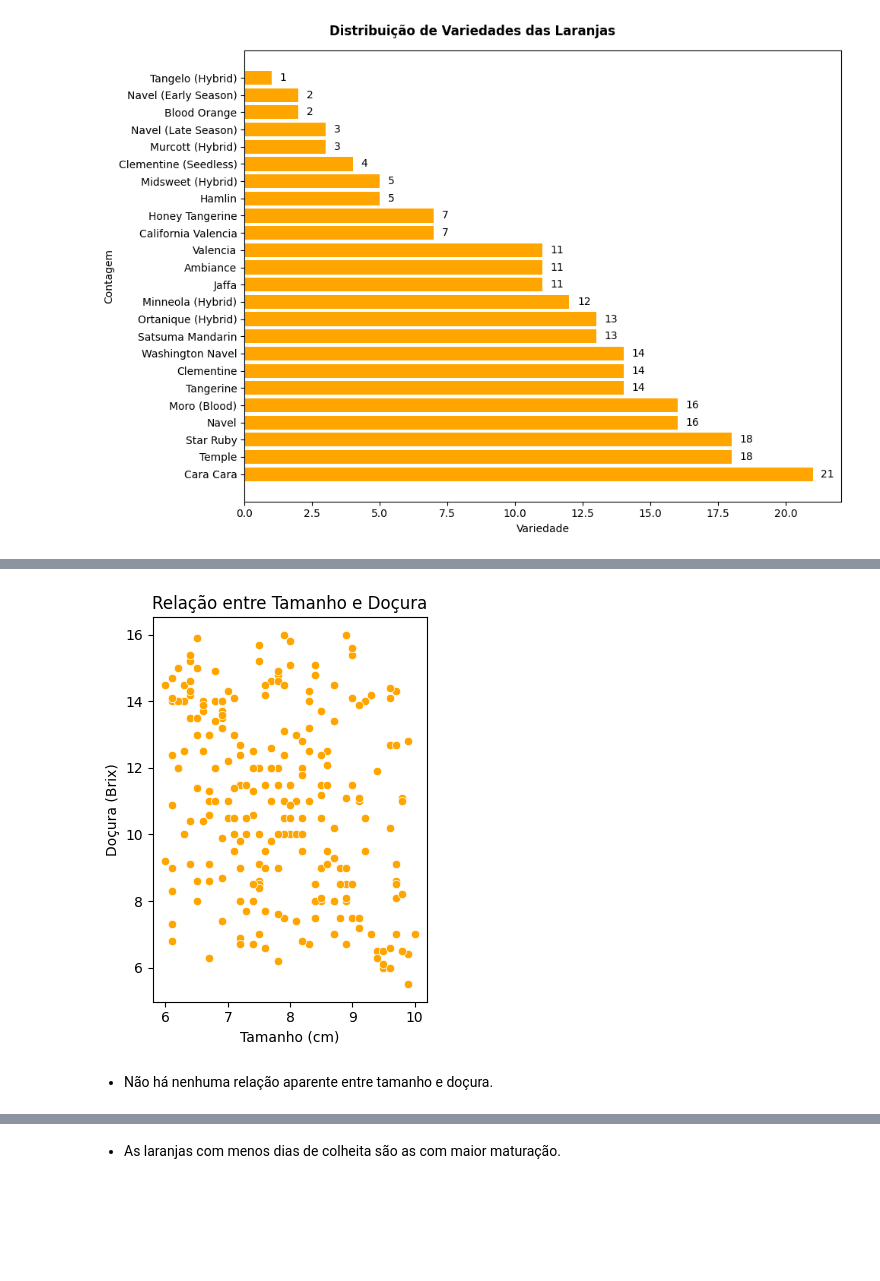
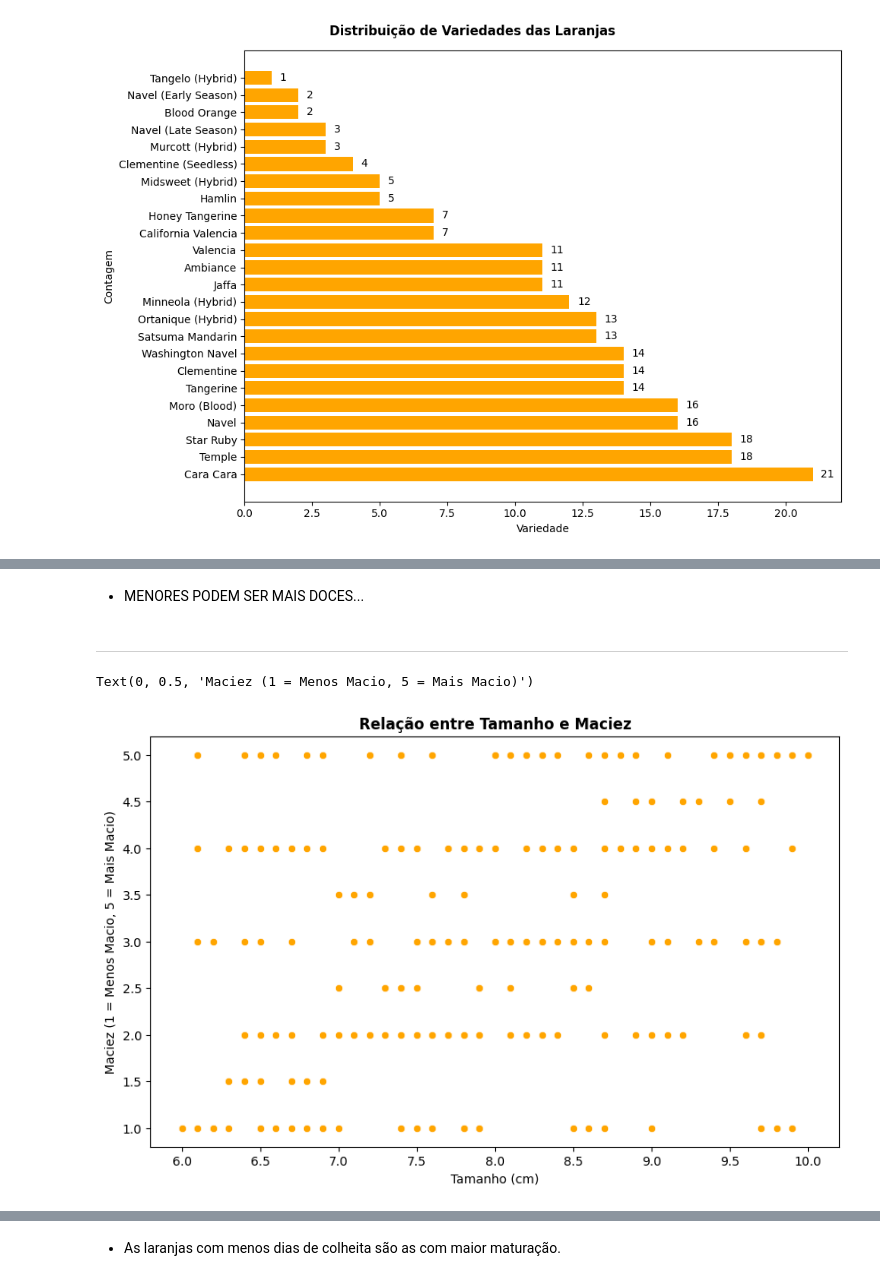
Before and after one commit to atlantico-academy/equipe7-2014.2, a Jupyter notebook: notebooks/01-exploratory_data_analysis.ipynb, the cells around one changed output, grey strips where cells are left out. Drawn from its saved outputs; the diff is of its cells as text; code cells hidden in the pictures; blank space fills up the shorter version.

```diff
--- a/notebooks/01-exploratory_data_analysis.ipynb
+++ b/notebooks/01-exploratory_data_analysis.ipynb
@@ -13,9 +13,9 @@ import numpy as np
 import matplotlib.pyplot as plt
 import seaborn as sns
 # %%
-colors = ["#20B2AA", "#B22028"]
-sns.set_theme(style="whitegrid")
-sns.set_palette(sns.color_palette(colors))
+# colors = ["#20B2AA", "#B22028"]
+# sns.set_theme(style="whitegrid")
+# sns.set_palette(sns.color_palette(colors))
 # %%
 caminho = '../data/raw/Orange_Quality_Data.csv'
 laranjas = pd.read_csv(caminho) #Obtendo o dataset
@@ -219,0 +254,20 @@ plt.show()
+# %%
+
+# Definir faixas para Brix
+bins = [5, 7, 9, 11, 13, 15, 17]  # Ajuste as faixas conforme a distribuição dos seus dados
+labels = ['5-7', '7-9', '9-11', '11-13', '13-15', '15-17']  # Rótulos para as faixas
+
+# Adicionar coluna de faixas ao DataFrame
+laranjas['Brix_Faixas'] = pd.cut(laranjas['Brix (Sweetness)'], bins=bins, labels=labels)
+
+# Definir a paleta de cores laranja
+paleta_laranja = sns.color_palette(["#FF8C00", "#FFA500", "#FFD700", "#FFC107", "#FF5722", "#FF6F00"])
+
+# Criar o gráfico de dispersão
+plt.figure(figsize=(12, 8))
+sns.scatterplot(x='Size (cm)', y='Brix (Sweetness)', hue='Brix_Faixas', palette=paleta_laranja, data=laranjas)
+plt.title('Relação entre Tamanho e Doçura com Faixas de Brix', fontweight='bold')
+plt.xlabel('Tamanho (cm)')
+plt.ylabel('Doçura (Brix)')
+plt.legend(title='Faixa de Doçura')
+plt.show()
@@ -220,13 +276,13 @@ plt.show()
+# %% [markdown]
+- MENORES PODEM SER MAIS DOCES...
+# %% [markdown]
+---
 # %%
-plt.subplot(1, 2, 2)
-sns.scatterplot(x='Size (cm)', y='Brix (Sweetness)', data=laranjas, color='#FFA500')
-plt.title('Relação entre Tamanho e Doçura')
+plt.figure(figsize=(10, 6))
+sns.scatterplot(x='Size (cm)', y='Softness (1-5)', data=laranjas, color='#FFA500')
+plt.title('Relação entre Tamanho e Maciez', fontweight='bold')
 plt.xlabel('Tamanho (cm)')
-plt.ylabel('Doçura (Brix)')
-
-plt.tight_layout()
-plt.show()
+plt.ylabel('Maciez (1 = Menos Macio, 5 = Mais Macio)')
 # %% [output]
+Text(0, 0.5, 'Maciez (1 = Menos Macio, 5 = Mais Macio)')
-[figure, old version]
+[figure, new version]
-# %% [markdown]
-- Não há nenhuma relação aparente entre tamanho e doçura.
```
Also changed, not shown: parts of 23 cells of this notebook.
